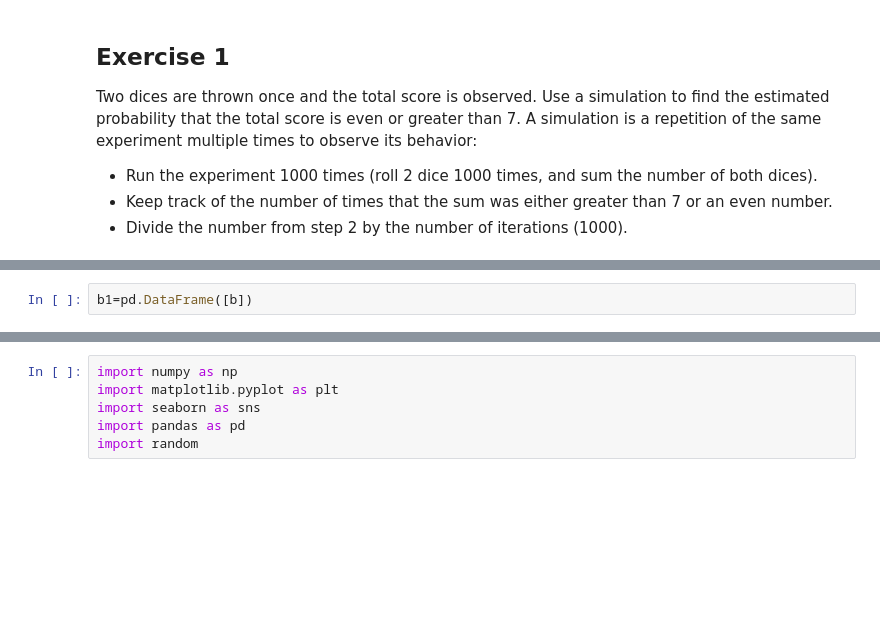
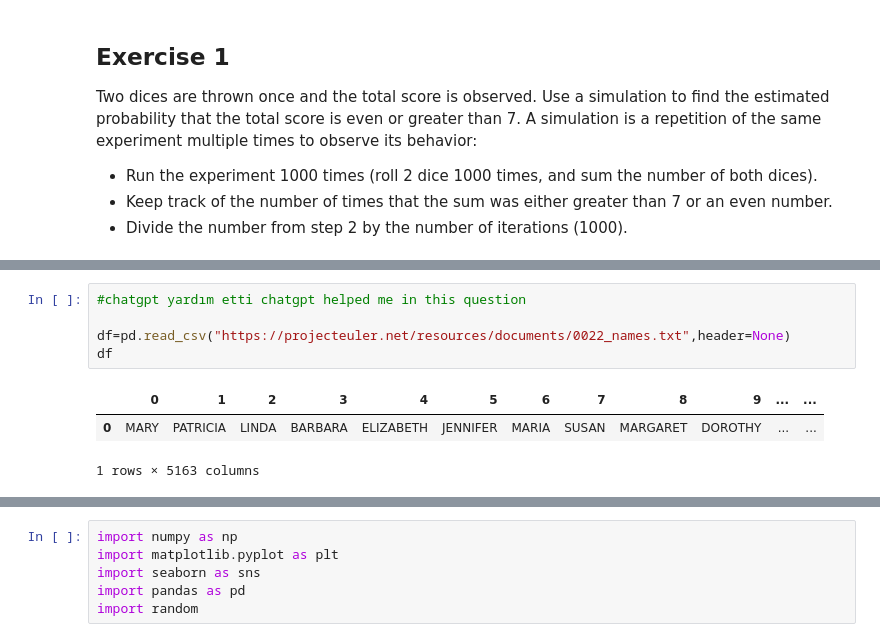
Before and after one commit to utkuseyithanoglu/utkuprobability-exercises-project-in-python, a Jupyter notebook: notebook/problems.ipynb, the cells around one changed output, grey strips where cells are left out. Saved outputs shown, nothing was run; the diff lists cells and outputs as text; blank space fills up the shorter version.

```diff
--- a/notebook/problems.ipynb
+++ b/notebook/problems.ipynb
@@ -26,2 +36,9 @@ dice_probability= 0.675
 # %%
-b1=pd.DataFrame([b])
+#chatgpt yardım etti chatgpt helped me in this question
+
+df=pd.read_csv("https://projecteuler.net/resources/documents/0022_names.txt",header=None)
+df
+# %% [output]
+|  | 0 | 1 | 2 | 3 | 4 | 5 | 6 | 7 | 8 | 9 | ... | ... |
+| 0 | MARY | PATRICIA | LINDA | BARBARA | ELIZABETH | JENNIFER | MARIA | SUSAN | MARGARET | DOROTHY | ... | ... |
+1 rows × 5163 columns
```
Also changed, not shown: parts of 9 cells of this notebook.
